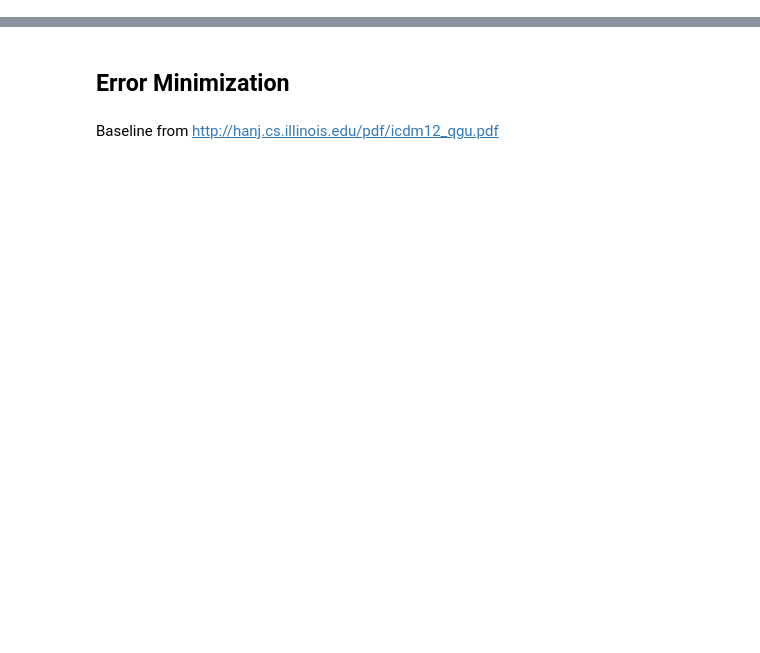
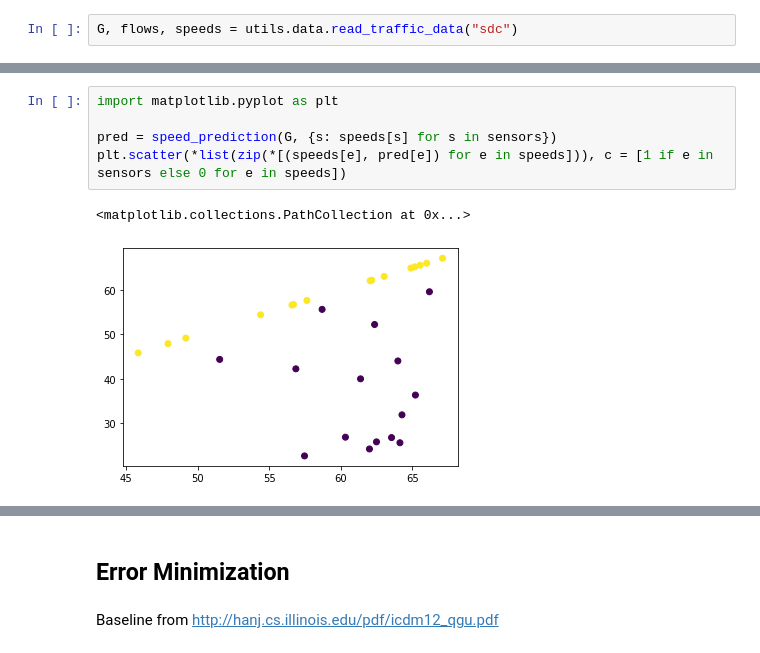
Before and after one commit to arnav-b/sensor-placement, a Jupyter notebook: speed-baselines.ipynb, the cells around one changed output, grey strips where cells are left out. Cells and saved outputs as stored; diff of their text form; blank space fills up the shorter version.

```diff
--- a/speed-baselines.ipynb
+++ b/speed-baselines.ipynb
@@ -8,0 +9,2 @@ line_G = nx.line_graph(G.to_undirected())
+# %%
+G, flows, speeds = utils.data.read_traffic_data("sdc")
@@ -8,0 +142,8 @@ line_G = nx.line_graph(G.to_undirected())
+# %%
+import matplotlib.pyplot as plt
+
+pred = speed_prediction(G, {s: speeds[s] for s in sensors})
+plt.scatter(*list(zip(*[(speeds[e], pred[e]) for e in speeds])), c = [1 if e in sensors else 0 for e in speeds])
+# %% [output]
+<matplotlib.collections.PathCollection at 0x...>
+[figure, added]
```
Also changed, not shown: parts of 36 cells of this notebook, 16 other files.
